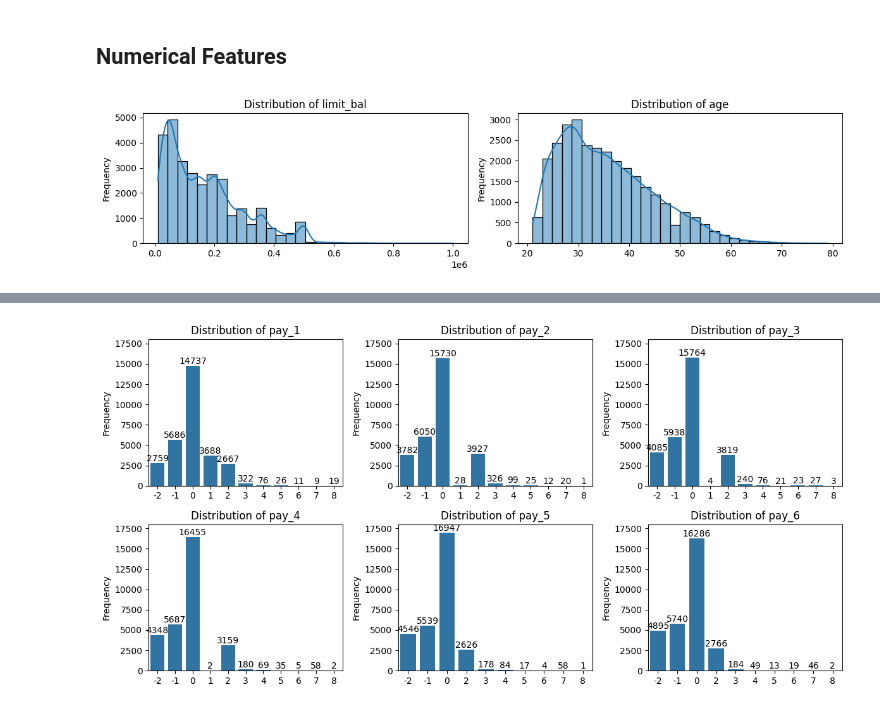
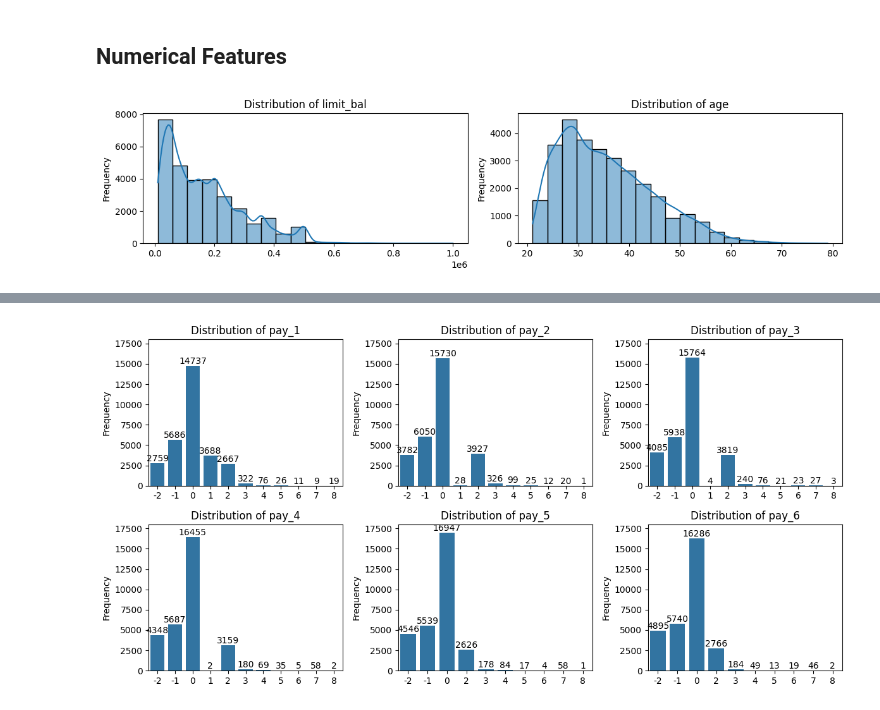
Before and after one commit to danjelito/credit-card-default, a Jupyter notebook: main.ipynb, the cells around one changed output, grey strips where cells are left out. Cells and saved outputs as stored; diff of their text form; code cells hidden in the pictures.

```diff
--- a/main.ipynb
+++ b/main.ipynb
@@ -157,17 +167,17 @@ education
 # %%
 cols = [
     "limit_bal",
     "age",
 ]
 fig = plt.figure(figsize=(12, 3), dpi=100)
 for i, col in enumerate(cols):
     ax = plt.subplot(1, 2, i + 1)
-    sns.histplot(df_clean[col], bins=30, kde=True, ax=ax)
+    sns.histplot(df_clean[col], bins=20, kde=True, ax=ax)
     plt.title(f"Distribution of {col}")
     plt.xlabel("")
     plt.ylabel("Frequency")
 
 plt.tight_layout()
 plt.show()
 # %% [output]
-[figure, old version]
+[figure, new version]
```
Also changed, not shown: parts of 18 cells of this notebook.
